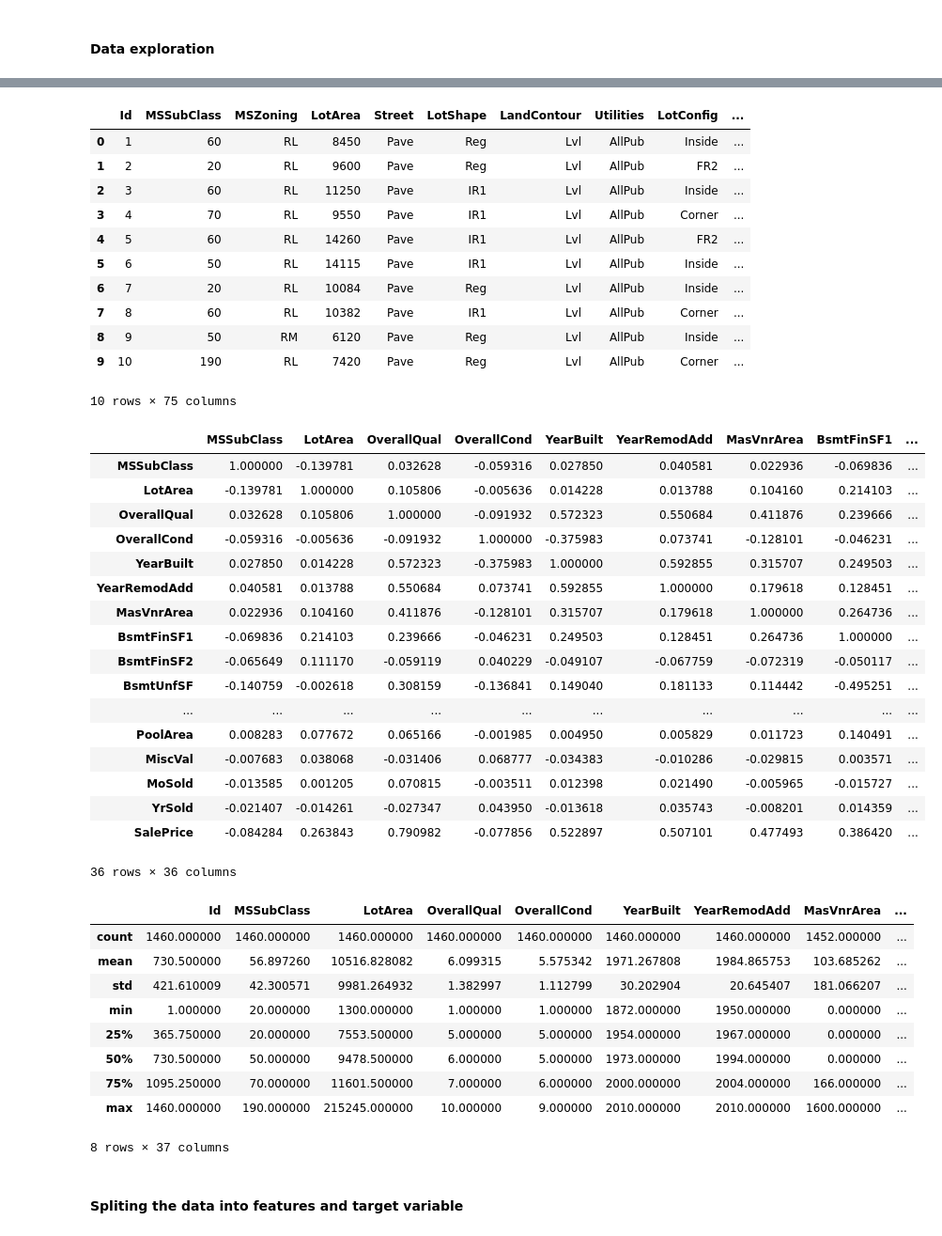
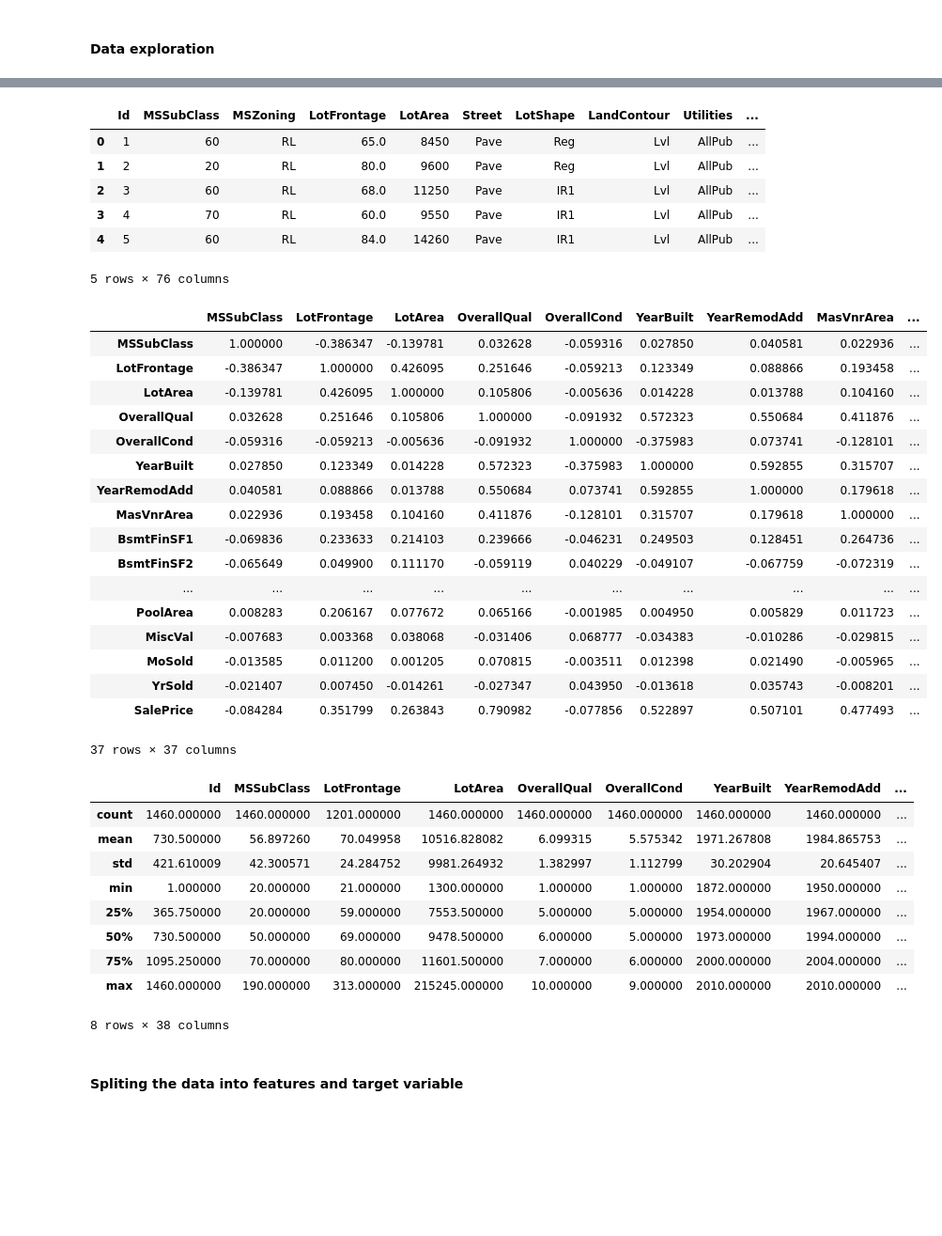
Before and after one commit to yuri-motta/house_pricing, a Jupyter notebook: regression.ipynb, the cells around one changed output, grey strips where cells are left out. Shown: that part at 94% size. Drawn from its saved outputs; the diff is of its cells as text; code cells hidden in the pictures; blank space fills up the shorter version.

```diff
--- a/regression.ipynb
+++ b/regression.ipynb
@@ -35,50 +39,45 @@ Length: 81, dtype: int64
 # %%
-data = data.drop(columns = ['PoolQC', 'MiscFeature', 'Alley', 'Fence', 'FireplaceQu', 'LotFrontage'])
+data = data.drop(columns = ['PoolQC', 'MiscFeature', 'Alley', 'Fence', 'FireplaceQu'])
 # %%
-display(data.head(10))
+display(data.head(5))
 display(data.drop(columns = 'Id').corr())
 display(data.describe())
 # %% [output]
-|  | Id | MSSubClass | MSZoning | LotArea | Street | LotShape | LandContour | Utilities | LotConfig | ... |
-| 0 | 1 | 60 | RL | 8450 | Pave | Reg | Lvl | AllPub | Inside | ... |
-| 1 | 2 | 20 | RL | 9600 | Pave | Reg | Lvl | AllPub | FR2 | ... |
-| 2 | 3 | 60 | RL | 11250 | Pave | IR1 | Lvl | AllPub | Inside | ... |
-| 3 | 4 | 70 | RL | 9550 | Pave | IR1 | Lvl | AllPub | Corner | ... |
-| 4 | 5 | 60 | RL | 14260 | Pave | IR1 | Lvl | AllPub | FR2 | ... |
-| 5 | 6 | 50 | RL | 14115 | Pave | IR1 | Lvl | AllPub | Inside | ... |
-| 6 | 7 | 20 | RL | 10084 | Pave | Reg | Lvl | AllPub | Inside | ... |
-| 7 | 8 | 60 | RL | 10382 | Pave | IR1 | Lvl | AllPub | Corner | ... |
-| 8 | 9 | 50 | RM | 6120 | Pave | Reg | Lvl | AllPub | Inside | ... |
-| 9 | 10 | 190 | RL | 7420 | Pave | Reg | Lvl | AllPub | Corner | ... |
+|  | Id | MSSubClass | MSZoning | LotFrontage | LotArea | Street | LotShape | LandContour | Utilities | ... |
+| 0 | 1 | 60 | RL | 65.0 | 8450 | Pave | Reg | Lvl | AllPub | ... |
+| 1 | 2 | 20 | RL | 80.0 | 9600 | Pave | Reg | Lvl | AllPub | ... |
+| 2 | 3 | 60 | RL | 68.0 | 11250 | Pave | IR1 | Lvl | AllPub | ... |
+| 3 | 4 | 70 | RL | 60.0 | 9550 | Pave | IR1 | Lvl | AllPub | ... |
+| 4 | 5 | 60 | RL | 84.0 | 14260 | Pave | IR1 | Lvl | AllPub | ... |
-10 rows × 75 columns
+5 rows × 76 columns
-|  | MSSubClass | LotArea | OverallQual | OverallCond | YearBuilt | YearRemodAdd | MasVnrArea | BsmtFinSF1 | ... |
-| MSSubClass | 1.000000 | -0.139781 | 0.032628 | -0.059316 | 0.027850 | 0.040581 | 0.022936 | -0.069836 | ... |
-| LotArea | -0.139781 | 1.000000 | 0.105806 | -0.005636 | 0.014228 | 0.013788 | 0.104160 | 0.214103 | ... |
-| OverallQual | 0.032628 | 0.105806 | 1.000000 | -0.091932 | 0.572323 | 0.550684 | 0.411876 | 0.239666 | ... |
-| OverallCond | -0.059316 | -0.005636 | -0.091932 | 1.000000 | -0.375983 | 0.073741 | -0.128101 | -0.046231 | ... |
-| YearBuilt | 0.027850 | 0.014228 | 0.572323 | -0.375983 | 1.000000 | 0.592855 | 0.315707 | 0.249503 | ... |
-| YearRemodAdd | 0.040581 | 0.013788 | 0.550684 | 0.073741 | 0.592855 | 1.000000 | 0.179618 | 0.128451 | ... |
-| MasVnrArea | 0.022936 | 0.104160 | 0.411876 | -0.128101 | 0.315707 | 0.179618 | 1.000000 | 0.264736 | ... |
-| BsmtFinSF1 | -0.069836 | 0.214103 | 0.239666 | -0.046231 | 0.249503 | 0.128451 | 0.264736 | 1.000000 | ... |
-| BsmtFinSF2 | -0.065649 | 0.111170 | -0.059119 | 0.040229 | -0.049107 | -0.067759 | -0.072319 | -0.050117 | ... |
-| BsmtUnfSF | -0.140759 | -0.002618 | 0.308159 | -0.136841 | 0.149040 | 0.181133 | 0.114442 | -0.495251 | ... |
+|  | MSSubClass | LotFrontage | LotArea | OverallQual | OverallCond | YearBuilt | YearRemodAdd | MasVnrArea | ... |
+| MSSubClass | 1.000000 | -0.386347 | -0.139781 | 0.032628 | -0.059316 | 0.027850 | 0.040581 | 0.022936 | ... |
+| LotFrontage | -0.386347 | 1.000000 | 0.426095 | 0.251646 | -0.059213 | 0.123349 | 0.088866 | 0.193458 | ... |
+| LotArea | -0.139781 | 0.426095 | 1.000000 | 0.105806 | -0.005636 | 0.014228 | 0.013788 | 0.104160 | ... |
+| OverallQual | 0.032628 | 0.251646 | 0.105806 | 1.000000 | -0.091932 | 0.572323 | 0.550684 | 0.411876 | ... |
+| OverallCond | -0.059316 | -0.059213 | -0.005636 | -0.091932 | 1.000000 | -0.375983 | 0.073741 | -0.128101 | ... |
+| YearBuilt | 0.027850 | 0.123349 | 0.014228 | 0.572323 | -0.375983 | 1.000000 | 0.592855 | 0.315707 | ... |
+| YearRemodAdd | 0.040581 | 0.088866 | 0.013788 | 0.550684 | 0.073741 | 0.592855 | 1.000000 | 0.179618 | ... |
+| MasVnrArea | 0.022936 | 0.193458 | 0.104160 | 0.411876 | -0.128101 | 0.315707 | 0.179618 | 1.000000 | ... |
+| BsmtFinSF1 | -0.069836 | 0.233633 | 0.214103 | 0.239666 | -0.046231 | 0.249503 | 0.128451 | 0.264736 | ... |
+| BsmtFinSF2 | -0.065649 | 0.049900 | 0.111170 | -0.059119 | 0.040229 | -0.049107 | -0.067759 | -0.072319 | ... |
 | ... | ... | ... | ... | ... | ... | ... | ... | ... | ... |
-| PoolArea | 0.008283 | 0.077672 | 0.065166 | -0.001985 | 0.004950 | 0.005829 | 0.011723 | 0.140491 | ... |
-| MiscVal | -0.007683 | 0.038068 | -0.031406 | 0.068777 | -0.034383 | -0.010286 | -0.029815 | 0.003571 | ... |
-| MoSold | -0.013585 | 0.001205 | 0.070815 | -0.003511 | 0.012398 | 0.021490 | -0.005965 | -0.015727 | ... |
-| YrSold | -0.021407 | -0.014261 | -0.027347 | 0.043950 | -0.013618 | 0.035743 | -0.008201 | 0.014359 | ... |
-| SalePrice | -0.084284 | 0.263843 | 0.790982 | -0.077856 | 0.522897 | 0.507101 | 0.477493 | 0.386420 | ... |
+| PoolArea | 0.008283 | 0.206167 | 0.077672 | 0.065166 | -0.001985 | 0.004950 | 0.005829 | 0.011723 | ... |
+| MiscVal | -0.007683 | 0.003368 | 0.038068 | -0.031406 | 0.068777 | -0.034383 | -0.010286 | -0.029815 | ... |
+| MoSold | -0.013585 | 0.011200 | 0.001205 | 0.070815 | -0.003511 | 0.012398 | 0.021490 | -0.005965 | ... |
+| YrSold | -0.021407 | 0.007450 | -0.014261 | -0.027347 | 0.043950 | -0.013618 | 0.035743 | -0.008201 | ... |
+| SalePrice | -0.084284 | 0.351799 | 0.263843 | 0.790982 | -0.077856 | 0.522897 | 0.507101 | 0.477493 | ... |
-36 rows × 36 columns
+37 rows × 37 columns
-|  | Id | MSSubClass | LotArea | OverallQual | OverallCond | YearBuilt | YearRemodAdd | MasVnrArea | ... |
-| count | 1460.000000 | 1460.000000 | 1460.000000 | 1460.000000 | 1460.000000 | 1460.000000 | 1460.000000 | 1452.000000 | ... |
-| mean | 730.500000 | 56.897260 | 10516.828082 | 6.099315 | 5.575342 | 1971.267808 | 1984.865753 | 103.685262 | ... |
-| std | 421.610009 | 42.300571 | 9981.264932 | 1.382997 | 1.112799 | 30.202904 | 20.645407 | 181.066207 | ... |
-| min | 1.000000 | 20.000000 | 1300.000000 | 1.000000 | 1.000000 | 1872.000000 | 1950.000000 | 0.000000 | ... |
-| 25% | 365.750000 | 20.000000 | 7553.500000 | 5.000000 | 5.000000 | 1954.000000 | 1967.000000 | 0.000000 | ... |
-| 50% | 730.500000 | 50.000000 | 9478.500000 | 6.000000 | 5.000000 | 1973.000000 | 1994.000000 | 0.000000 | ... |
-| 75% | 1095.250000 | 70.000000 | 11601.500000 | 7.000000 | 6.000000 | 2000.000000 | 2004.000000 | 166.000000 | ... |
-| max | 1460.000000 | 190.000000 | 215245.000000 | 10.000000 | 9.000000 | 2010.000000 | 2010.000000 | 1600.000000 | ... |
+|  | Id | MSSubClass | LotFrontage | LotArea | OverallQual | OverallCond | YearBuilt | YearRemodAdd | ... |
+| count | 1460.000000 | 1460.000000 | 1201.000000 | 1460.000000 | 1460.000000 | 1460.000000 | 1460.000000 | 1460.000000 | ... |
+| mean | 730.500000 | 56.897260 | 70.049958 | 10516.828082 | 6.099315 | 5.575342 | 1971.267808 | 1984.865753 | ... |
+| std | 421.610009 | 42.300571 | 24.284752 | 9981.264932 | 1.382997 | 1.112799 | 30.202904 | 20.645407 | ... |
+| min | 1.000000 | 20.000000 | 21.000000 | 1300.000000 | 1.000000 | 1.000000 | 1872.000000 | 1950.000000 | ... |
+| 25% | 365.750000 | 20.000000 | 59.000000 | 7553.500000 | 5.000000 | 5.000000 | 1954.000000 | 1967.000000 | ... |
+| 50% | 730.500000 | 50.000000 | 69.000000 | 9478.500000 | 6.000000 | 5.000000 | 1973.000000 | 1994.000000 | ... |
+| 75% | 1095.250000 | 70.000000 | 80.000000 | 11601.500000 | 7.000000 | 6.000000 | 2000.000000 | 2004.000000 | ... |
+| max | 1460.000000 | 190.000000 | 313.000000 | 215245.000000 | 10.000000 | 9.000000 | 2010.000000 | 2010.000000 | ... |
-8 rows × 37 columns
+8 rows × 38 columns
 # %% [markdown]
 #### Spliting the data into features and target variable
 # %%
```
Also changed, not shown: parts of 66 cells of this notebook, 1 other file.
